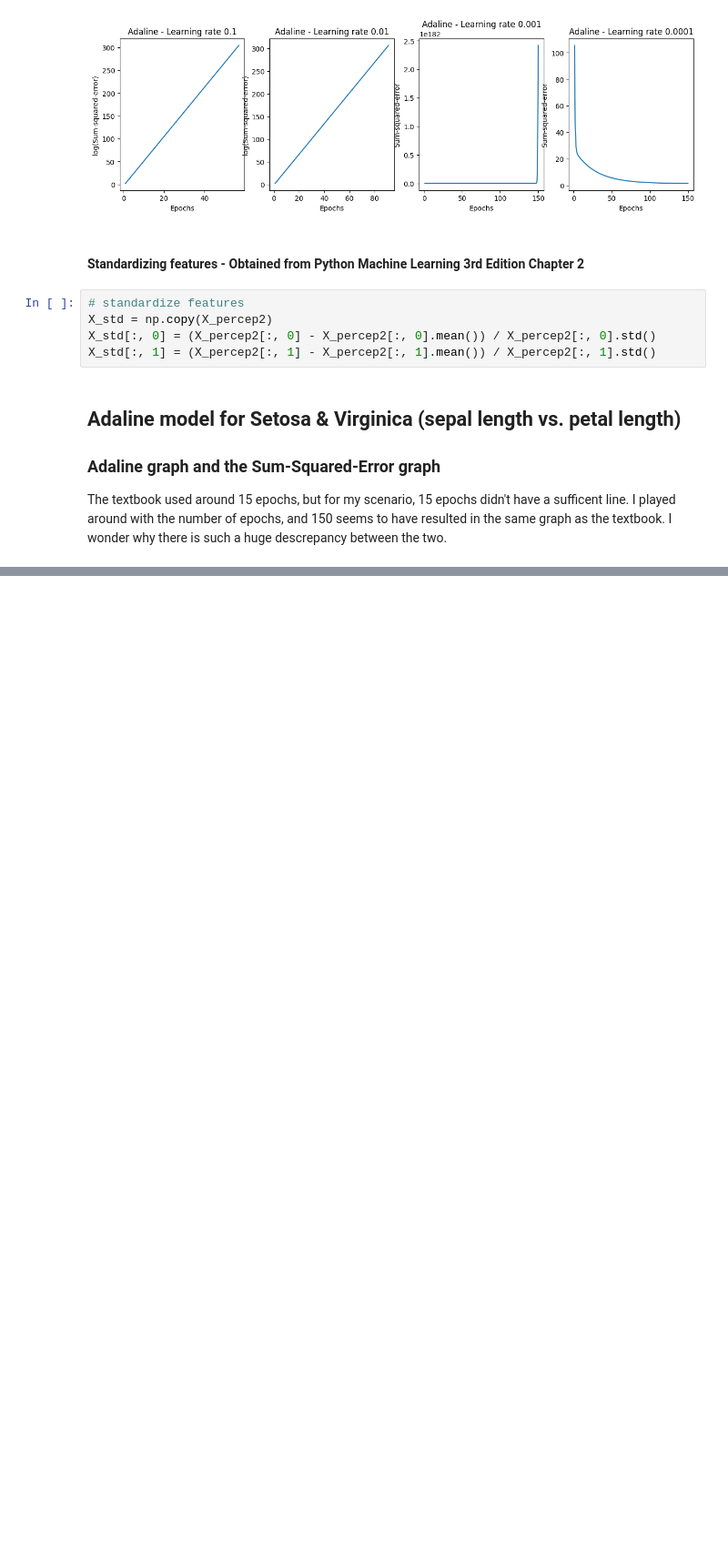
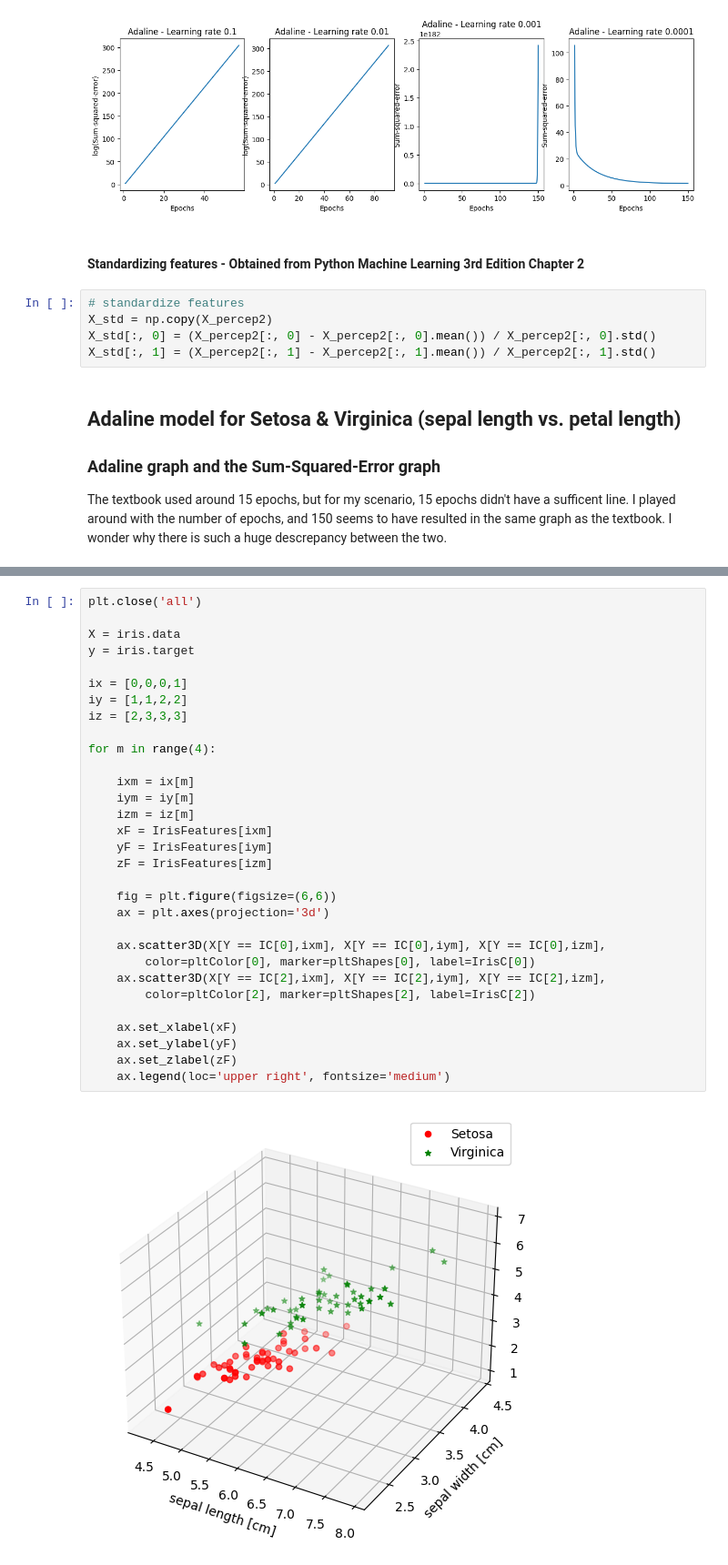
Before and after one commit to ander9991/CS-GY-6923-Machine-Learning, a Jupyter notebook: Steven_Granaturov_Assignment02.ipynb, the cells around one changed output, grey strips where cells are left out. Shown at 91% size. Drawn from its saved outputs; the diff is of its cells as text; blank space fills up the shorter version.

```diff
--- a/Steven_Granaturov_Assignment02.ipynb
+++ b/Steven_Granaturov_Assignment02.ipynb
@@ -405,0 +419,33 @@ plt.show()
+# %%
+plt.close('all')
+
+X = iris.data
+y = iris.target
+
+ix = [0,0,0,1]
+iy = [1,1,2,2]
+iz = [2,3,3,3]
+
+for m in range(4):
+
+    ixm = ix[m]
+    iym = iy[m]
+    izm = iz[m]
+    xF = IrisFeatures[ixm]
+    yF = IrisFeatures[iym]
+    zF = IrisFeatures[izm]
+
+    fig = plt.figure(figsize=(6,6))
+    ax = plt.axes(projection='3d')
+
+    ax.scatter3D(X[Y == IC[0],ixm], X[Y == IC[0],iym], X[Y == IC[0],izm],
+        color=pltColor[0], marker=pltShapes[0], label=IrisC[0])
+    ax.scatter3D(X[Y == IC[2],ixm], X[Y == IC[2],iym], X[Y == IC[2],izm],
+        color=pltColor[2], marker=pltShapes[2], label=IrisC[2])
+
+    ax.set_xlabel(xF)
+    ax.set_ylabel(yF)
+    ax.set_zlabel(zF)
+    ax.legend(loc='upper right', fontsize='medium')
+# %% [output]
+[figure, added]
```
Also changed, not shown: parts of 24 cells of this notebook.
